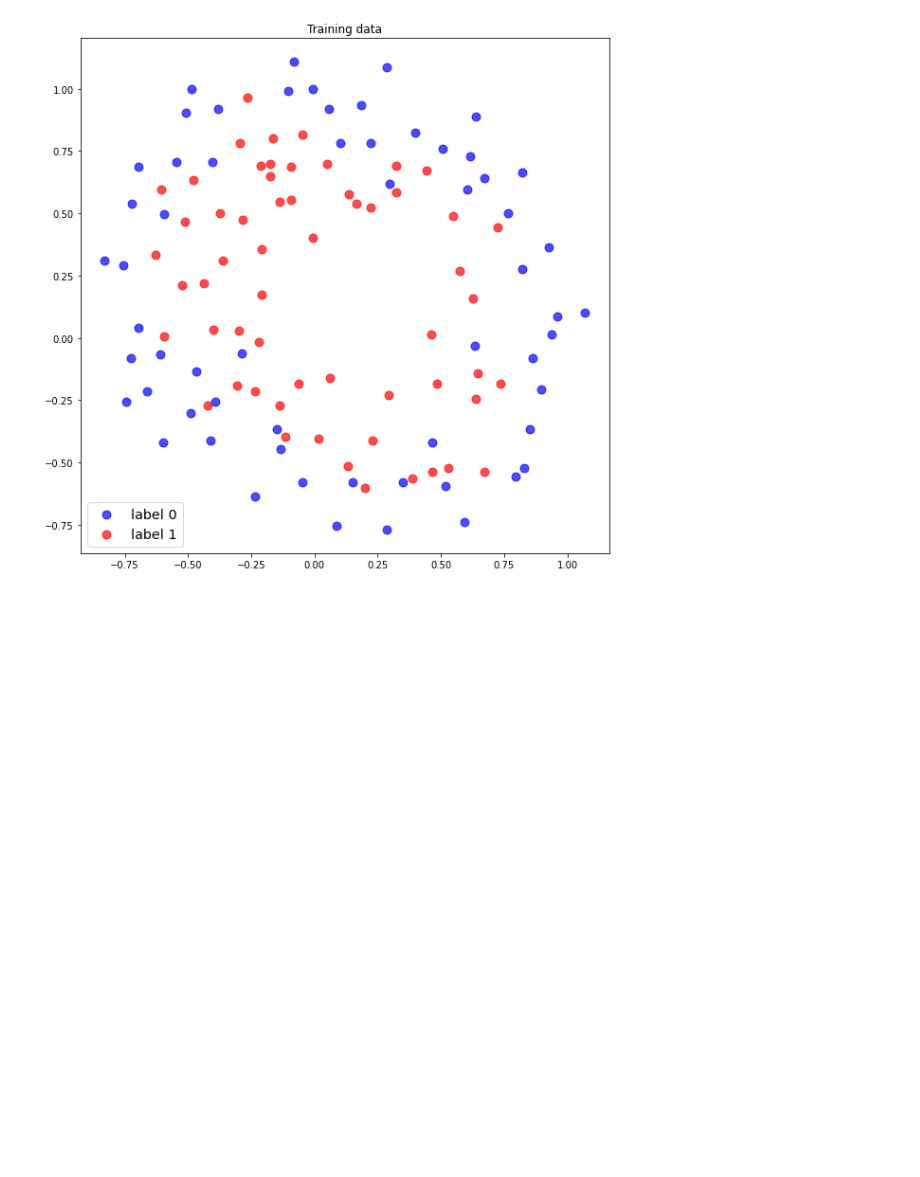
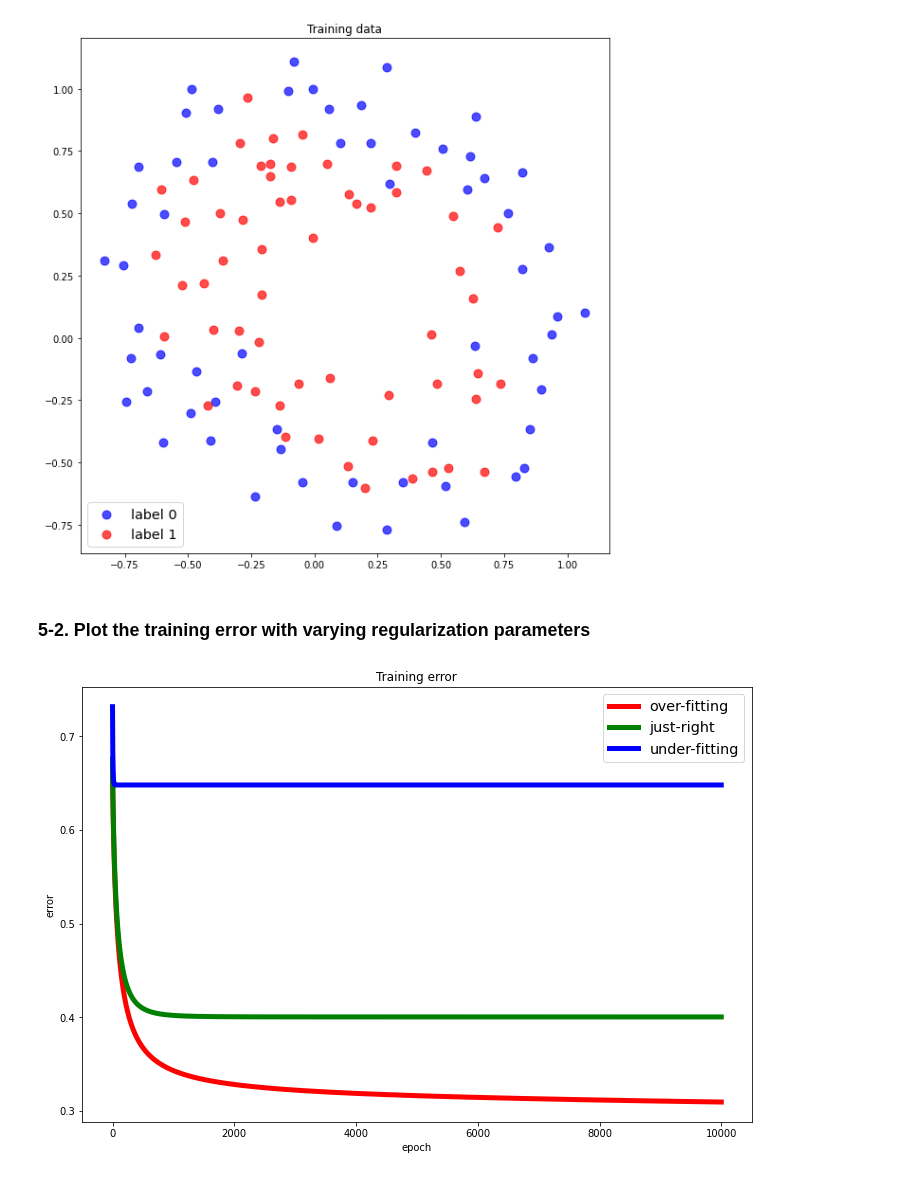
Before and after one commit to ihooni/class-MachineLearning, a Jupyter notebook: 07/assignment-07.ipynb, the cells around one changed output. Cells and saved outputs as stored; diff of their text form; code cells hidden in the pictures; blank space fills up the shorter version.

Commit message:
chore: plot the training error with varying regularization parameters

```diff
--- a/07/assignment-07.ipynb
+++ b/07/assignment-07.ipynb
@@ -92,11 +92,11 @@ def fit_logistic_regression_model(X_train, Y_train, lr, lam, epoch_count):
   return history, theta
 
 lr = 0.7
-epoch_count = 200000
+epoch_count = 10000
 
 # over-fitting
 over_fitting_lam = 0.000001
-history, over_fitting_theta = fit_logistic_regression_model(X_data, Y_data, lr, over_fitting_lam, epoch_count)
+over_fitting_history, over_fitting_theta = fit_logistic_regression_model(X_data, Y_data, lr, over_fitting_lam, epoch_count)
 
 # just-right
 just_right_lam = 0.001
@@ -123,3 +123,19 @@ plt.legend(['label 0', 'label 1'], fontsize='x-large', loc='lower left')
 plt.show()
 # %% [output]
 [figure]
+# %% [markdown]
+### 5-2. Plot the training error with varying regularization parameters
+# %%
+epoch_tick = np.arange(epoch_count)
+
+plt.figure(figsize=(12, 8))
+plt.title('Training error')
+plt.plot(epoch_tick, over_fitting_history['train_err'], 'r-', linewidth=5)
+plt.plot(epoch_tick, just_right_history['train_err'], 'g-', linewidth=5)
+plt.plot(epoch_tick, under_fitting_history['train_err'], 'b-', linewidth=5)
+plt.legend(['over-fitting', 'just-right', 'under-fitting'], fontsize='x-large', loc='upper right')
+plt.xlabel('epoch')
+plt.ylabel('error')
+plt.show()
+# %% [output]
+[figure, added]
```
